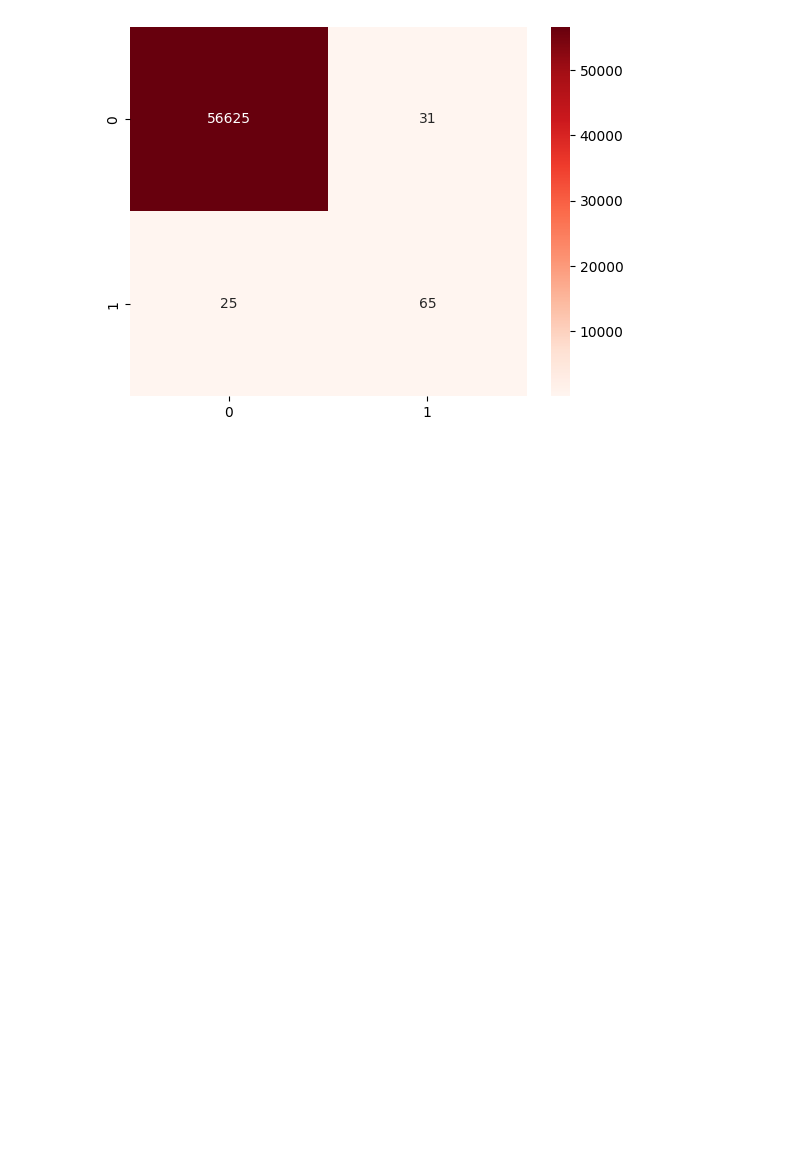
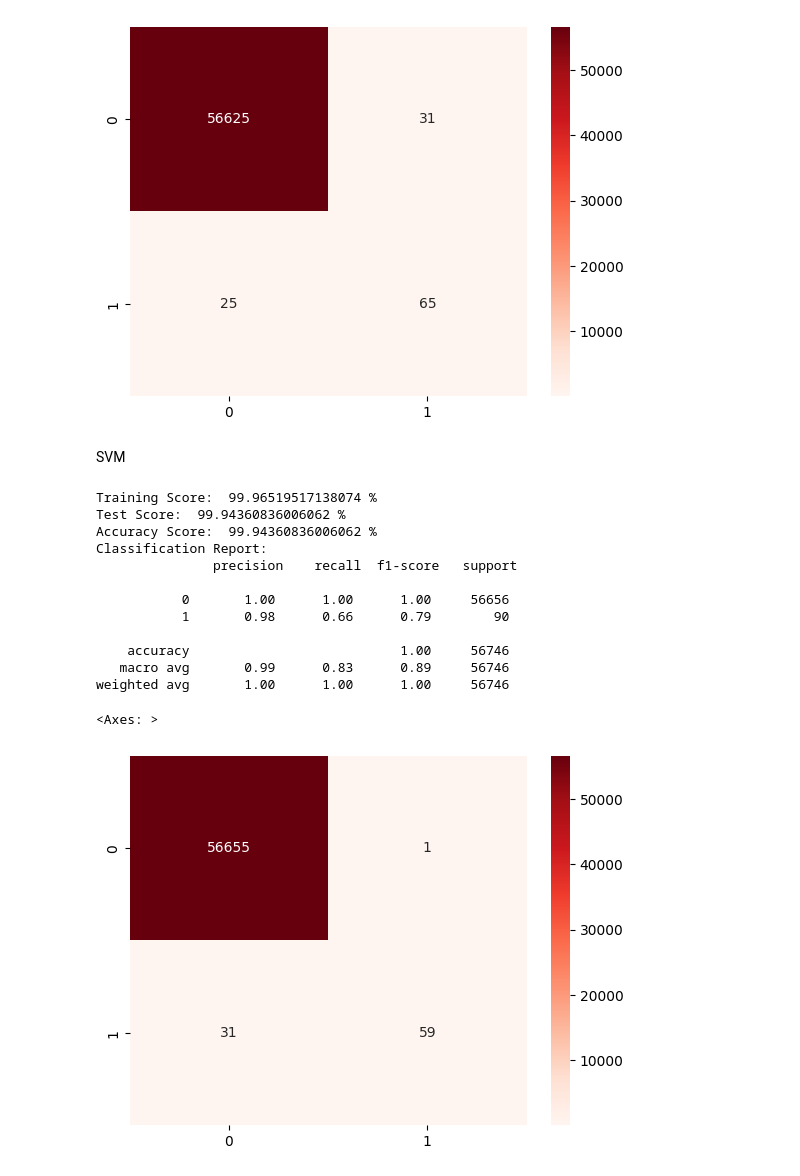
Before and after one commit to samifahim07/fraud-detection-using-ml, a Jupyter notebook: fraude_detection.ipynb, the cells around one changed output. Cells and saved outputs as stored; diff of their text form; code cells hidden in the pictures; blank space fills up the shorter version.

```diff
--- a/fraude_detection.ipynb
+++ b/fraude_detection.ipynb
@@ -314,3 +327,42 @@ Classification Report:
 weighted avg       1.00      1.00      1.00     56746
 <Axes: >
 [figure]
+# %% [markdown]
+SVM
+# %%
+svm = SVC()
+model_svm = svm.fit(xtrain, ytrain)
+print("Training Score: ", model_svm.score(xtrain, ytrain)*100, "%")
+
+print("Test Score: ", model_svm.score(xtest, ytest)*100, "%")
+
+pred_svm = model_svm.predict(xtest)
+
+
+#accuracy score
+ac = accuracy_score(ytest, pred_svm)
+print("Accuracy Score: ", ac*100, "%")
+
+# classification report
+cl_report = classification_report(ytest, pred_svm)
+print("Classification Report:\n", cl_report)
+
+#confusin matrix
+cm = confusion_matrix(ytest, pred_svm)
+
+sns.heatmap(cm, annot=True, fmt='d', cmap='Reds')
+# %% [output]
+Training Score:  99.96519517138074 %
+Test Score:  99.94360836006062 %
+Accuracy Score:  99.94360836006062 %
+Classification Report:
+               precision    recall  f1-score   support
+
+           0       1.00      1.00      1.00     56656
+           1       0.98      0.66      0.79        90
+
+    accuracy                           1.00     56746
+   macro avg       0.99      0.83      0.89     56746
+weighted avg       1.00      1.00      1.00     56746
+<Axes: >
+[figure, added]
```
Also changed, not shown: parts of 1 cell of this notebook.
